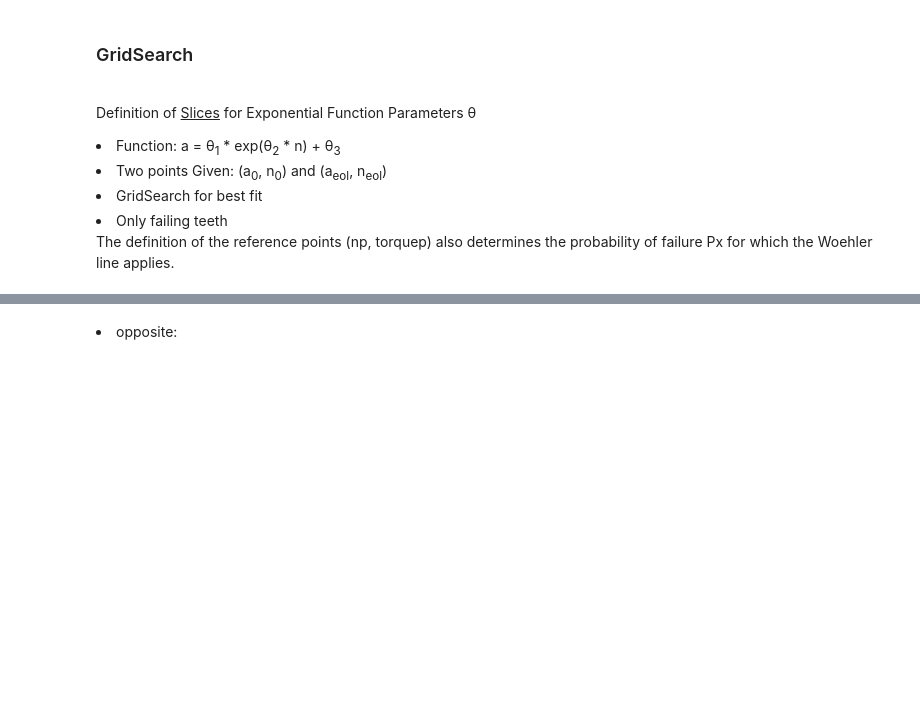
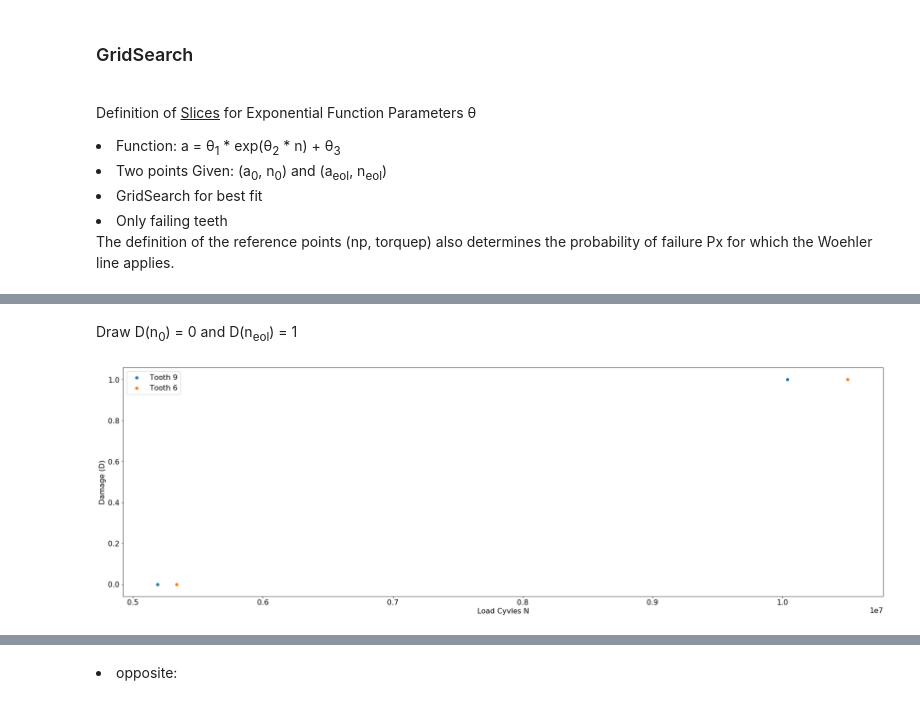
Before and after one commit to HoChiak/Gearbox, a Jupyter notebook: RF_Sim_GearboxVibration.ipynb, the cells around one changed output, grey strips where cells are left out. Drawn from its saved outputs; the diff is of its cells as text; code cells hidden in the pictures; blank space fills up the shorter version.

```diff
--- a/RF_Sim_GearboxVibration.ipynb
+++ b/RF_Sim_GearboxVibration.ipynb
@@ -621,0 +686,12 @@ gf.plot_gear_polar(deg_model.state0, kind='order')
+# %% [markdown]
+<p>Draw D(n<sub>0</sub>) = 0 and D(n<sub>eol</sub>) = 1</p>
+# %%
+fig = plt.figure()
+legend = []
+for i, row in deg_model.state0.iterrows():
+    plt.scatter([row['n0'], row['neol']], [0, 1])
+    legend.append('Tooth %i' % (row['tooth']))
+plt.xlabel('Load Cyvles N'), plt.ylabel('Damage (D)'), plt.legend(legend)
+plt.show()
+# %% [output]
+[figure, added]
```
Also changed, not shown: parts of 28 cells of this notebook.
